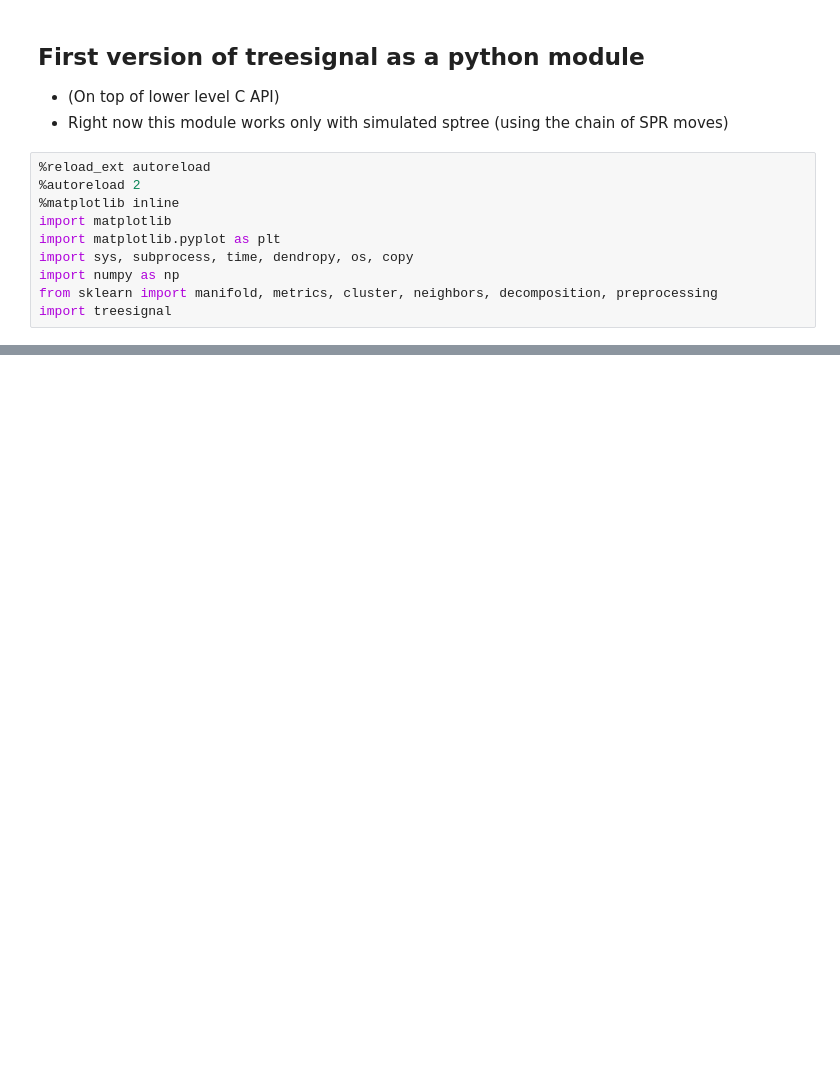
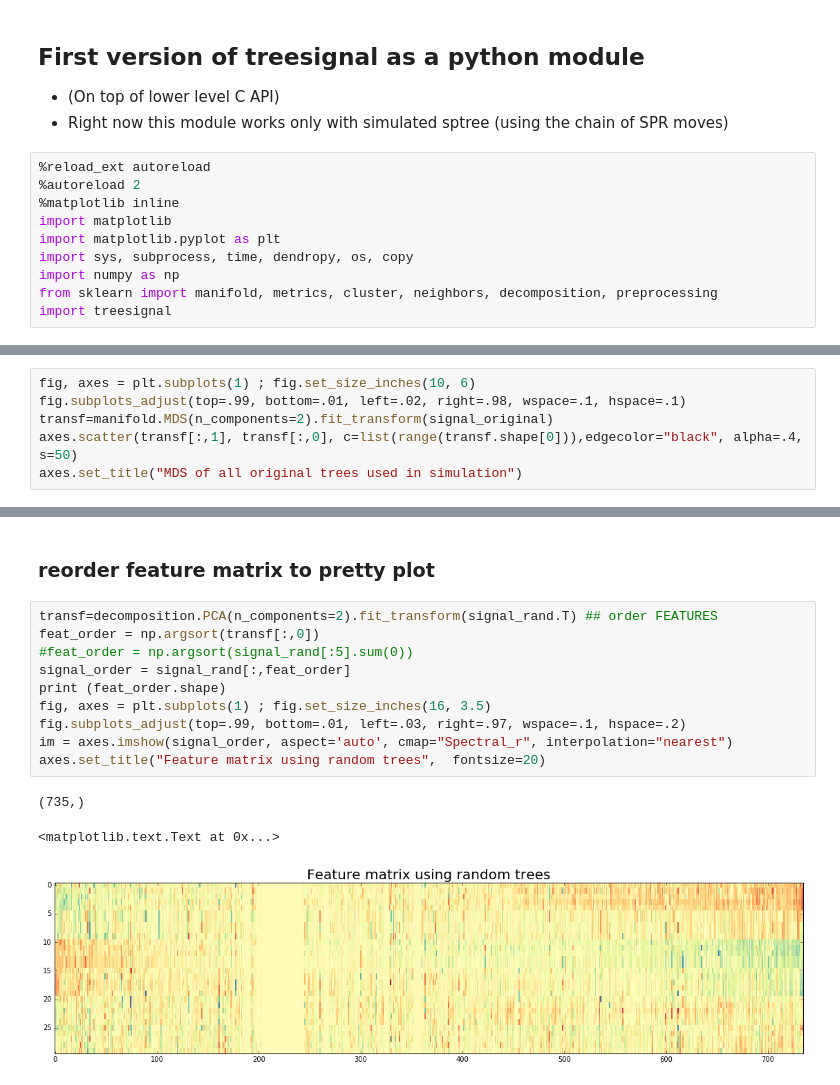
Before and after one commit to leomrtns/genefam-dist, a Jupyter notebook: docs/005.treesignal_python_module.ipynb, the cells around one changed output, grey strips where cells are left out. Cells and saved outputs as stored; diff of their text form; blank space fills up the shorter version.

```diff
--- a/docs/005.treesignal_python_module.ipynb
+++ b/docs/005.treesignal_python_module.ipynb
@@ -93,0 +147,6 @@ axes[1].set_title("MDS using precomputed SPR distance matrix")
+# %%
+fig, axes = plt.subplots(1) ; fig.set_size_inches(10, 6)
+fig.subplots_adjust(top=.99, bottom=.01, left=.02, right=.98, wspace=.1, hspace=.1)
+transf=manifold.MDS(n_components=2).fit_transform(signal_original)
+axes.scatter(transf[:,1], transf[:,0], c=list(range(transf.shape[0])),edgecolor="black", alpha=.4, s=50)
+axes.set_title("MDS of all original trees used in simulation")
@@ -93,0 +201,16 @@ axes[1].set_title("MDS using precomputed SPR distance matrix")
+# %% [markdown]
+### reorder feature matrix to pretty plot
+# %%
+transf=decomposition.PCA(n_components=2).fit_transform(signal_rand.T) ## order FEATURES
+feat_order = np.argsort(transf[:,0])
+#feat_order = np.argsort(signal_rand[:5].sum(0))
+signal_order = signal_rand[:,feat_order]
+print (feat_order.shape)
+fig, axes = plt.subplots(1) ; fig.set_size_inches(16, 3.5)
+fig.subplots_adjust(top=.99, bottom=.01, left=.03, right=.97, wspace=.1, hspace=.2)
+im = axes.imshow(signal_order, aspect='auto', cmap="Spectral_r", interpolation="nearest")
+axes.set_title("Feature matrix using random trees",  fontsize=20)
+# %% [output]
+(735,)
+<matplotlib.text.Text at 0x...>
+[figure, added]
```
Also changed, not shown: parts of 8 cells of this notebook, 9 other files.
